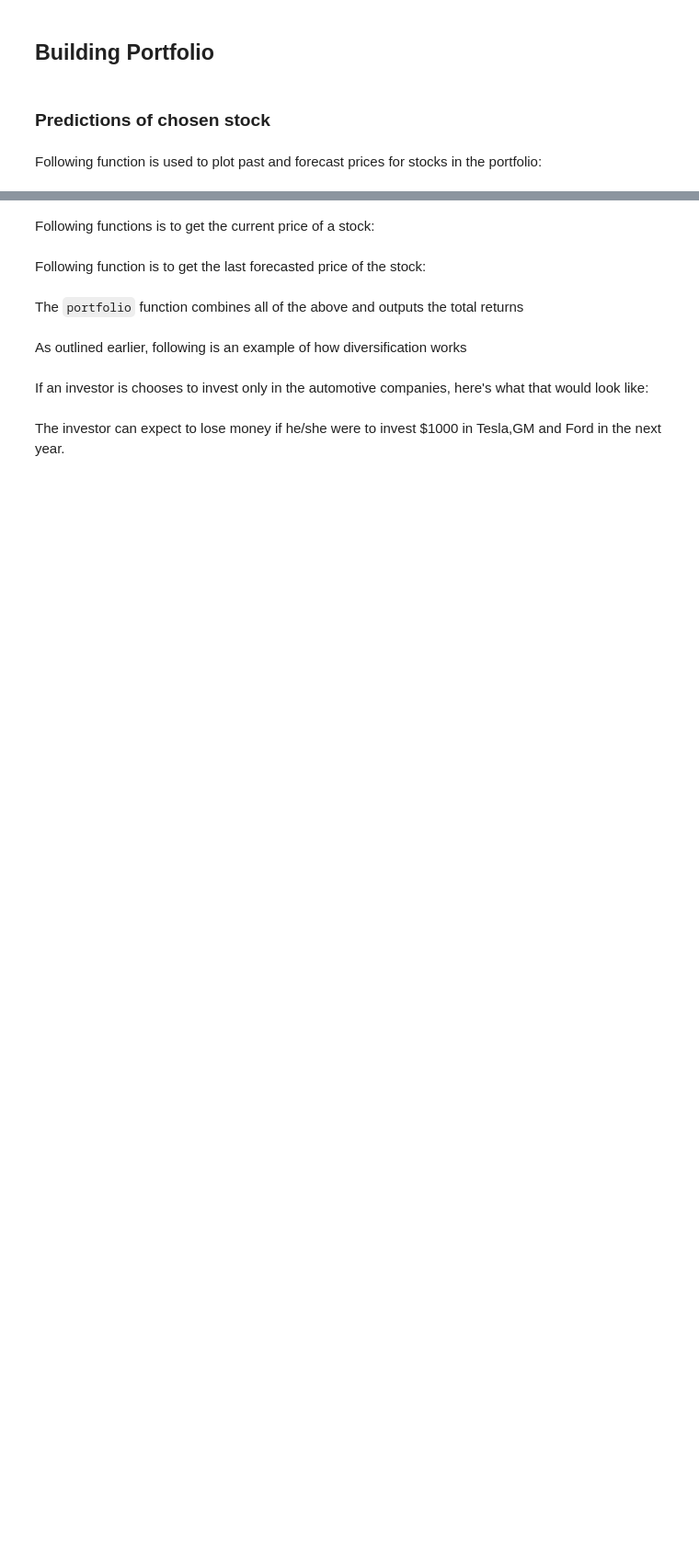
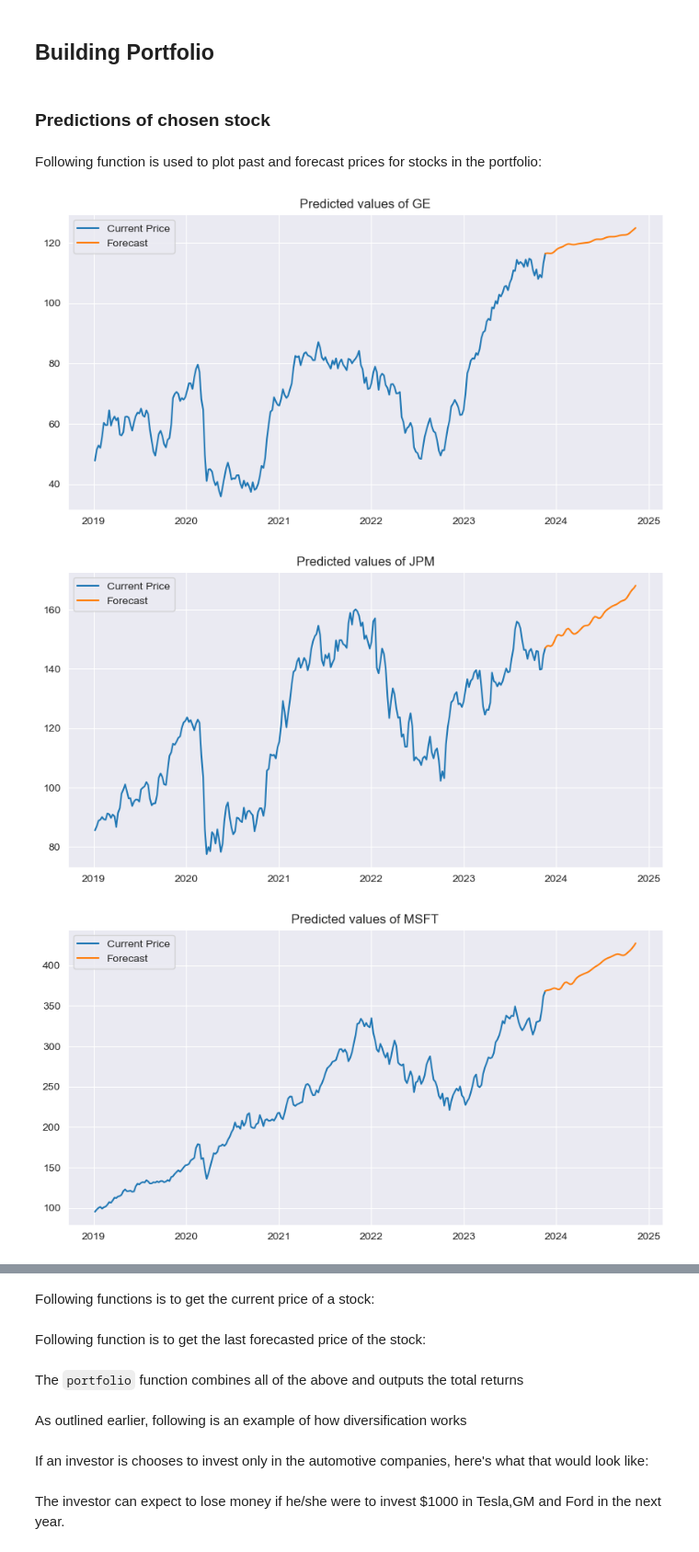
Before and after one commit to rahulakrish/portfolio_builder, a Jupyter notebook: code/new.ipynb, the cells around one changed output, grey strips where cells are left out. Shown at 92% size. Saved outputs shown, nothing was run; the diff lists cells and outputs as text; code cells hidden in the pictures; blank space fills up the shorter version.

```diff
--- a/code/new.ipynb
+++ b/code/new.ipynb
@@ -1305,7 +1324,6 @@ def plot_forecast_price(portfolio):
         df_weekly = stock_price.resample('W').mean()
         df_weekly_diff = stock_price.diff(periods=1)
         df_weekly_diff.dropna(inplace=True)
-
 
         #setting up df to be able to run Prophet
         #reset index
@@ -1341,12 +1359,13 @@ def plot_forecast_price(portfolio):
         forecast_values.set_index('ds',inplace=True)
         df_weekly_diff.set_index('ds',inplace=True)
 
-
         #taking the inverse difference of the predicted values to get the original values
         # the inverse diff is the cumsum of the first value of the org series & the first differences series
         forecast_values.rename(columns={'yhat':'y'},inplace=True)
         invdiff = np.r_[df_weekly[stock].iloc[-1],forecast_values['y'][1:]].cumsum()
         invdiff_df = pd.DataFrame(data=invdiff,index = forecast_values.index,columns=['y'])
+
+        price_df = pd.concat([price_df,invdiff_df],axis=1)
 
         #plotting results
         fig,ax=plt.subplots(figsize=(10,5))
@@ -1355,8 +1374,12 @@ def plot_forecast_price(portfolio):
         ax.set_title(f'Predicted values of {stock}')
         ax.legend();
 
-    predicted_df = pd.concat(df_weeky_diff,axis=1)
+    price_df.columns = portfolio
 
-    return predicted_df
+    return price_df
 # %%
-# plot_forecast_price(portfolio)
+forecast_portfolio = plot_forecast_price(portfolio)
+# %% [output]
+[figure, added]
+[figure, added]
+[figure, added]
```
Also changed, not shown: parts of 48 cells of this notebook.
